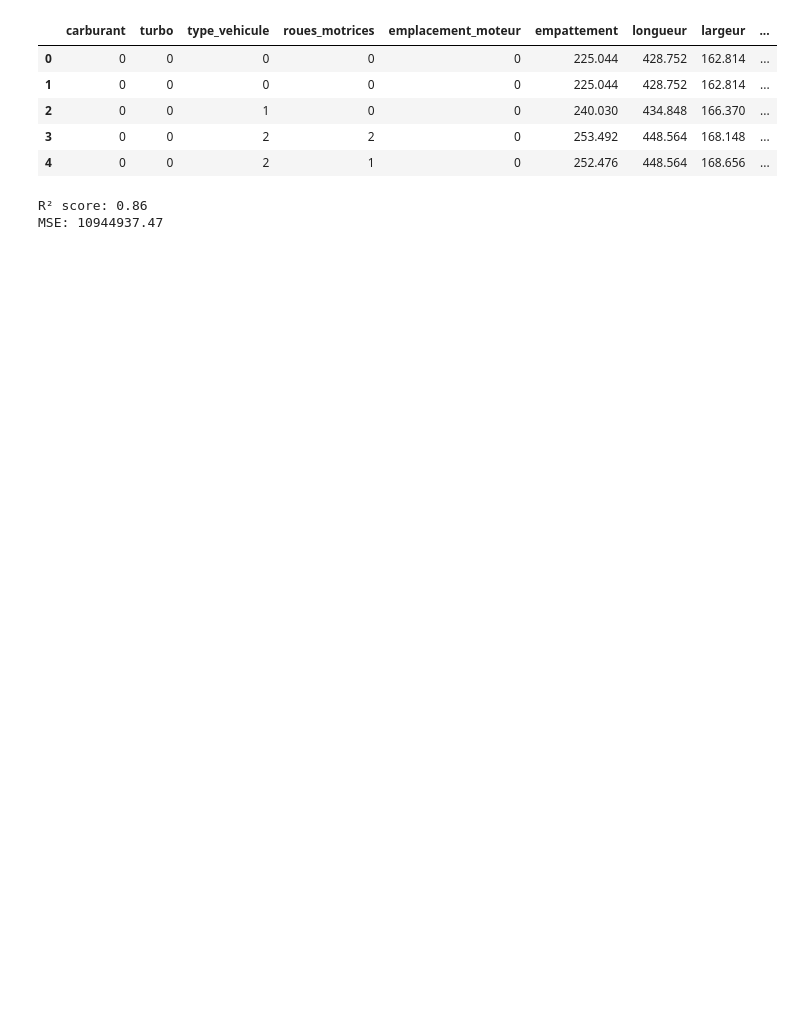
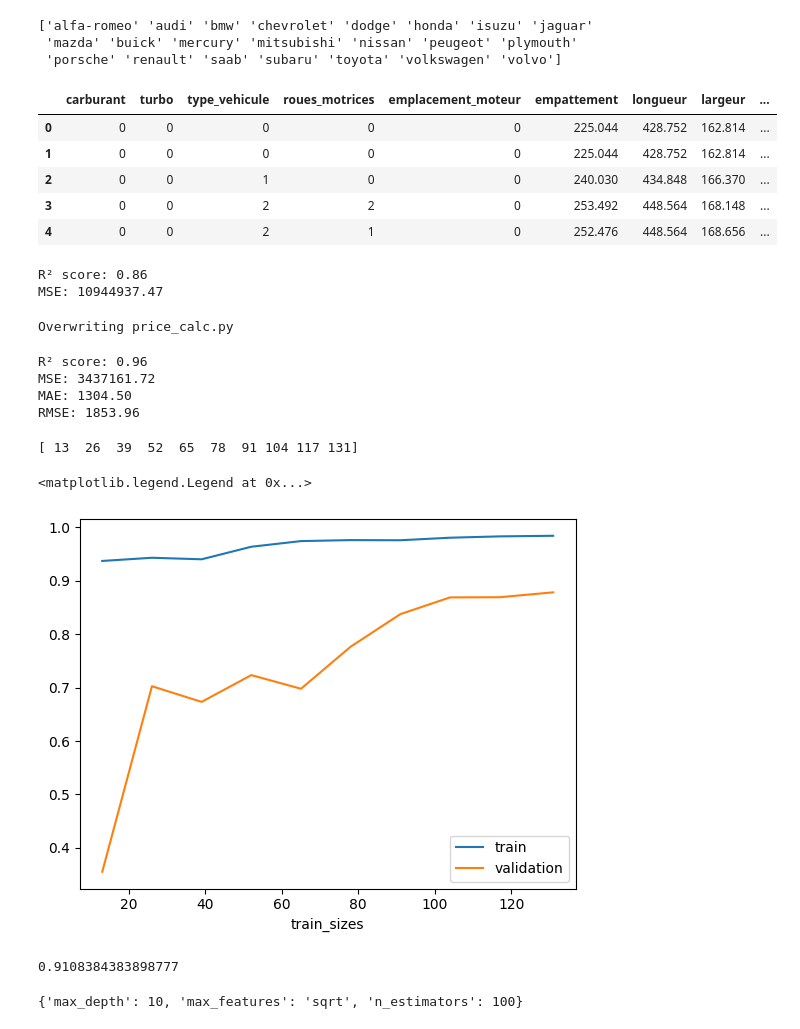
Before and after one commit to Shadume/linear_regression, a Jupyter notebook: data_processing.ipynb, the cells around one changed output. Drawn from its saved outputs; the diff is of its cells as text; code cells hidden in the pictures; blank space fills up the shorter version.

Commit message:
New ML based on RandomForest, interface creation with streamlit

```diff
--- a/data_processing.ipynb
+++ b/data_processing.ipynb
@@ -68,9 +72,13 @@ df['taux_alesage'] = df['taux_alesage']*25.4
 df['consommation_ville'] = df['consommation_ville']*0.425144
 df['consommation_autoroute'] = df['consommation_autoroute']*0.425144
 liste_marque = df["marque"].unique()
+print(liste_marque)
 df['marque'].replace(liste_marque, list(range(0,22)), inplace=True)
 df.head()
 # %% [output]
+['alfa-romeo' 'audi' 'bmw' 'chevrolet' 'dodge' 'honda' 'isuzu' 'jaguar'
+ 'mazda' 'buick' 'mercury' 'mitsubishi' 'nissan' 'peugeot' 'plymouth'
+ 'porsche' 'renault' 'saab' 'subaru' 'toyota' 'volkswagen' 'volvo']
 |  | carburant | turbo | type_vehicule | roues_motrices | emplacement_moteur | empattement | longueur | largeur | ... |
 | 0 | 0 | 0 | 0 | 0 | 0 | 225.044 | 428.752 | 162.814 | ... |
 | 1 | 0 | 0 | 0 | 0 | 0 | 225.044 | 428.752 | 162.814 | ... |
@@ -95,3 +103,67 @@ print(f"MSE: {mse:.2f}")
 # %% [output]
 R² score: 0.86
 MSE: 10944937.47
+# %%
+%%writefile price_calc.py
+import numpy as np
+
+def price_calc(model, carburant, turbo, type_vehicule, roues_motrices, emplacement_moteur, empattement, longueur, largeur, hauteur, poids, type_moteur, nombre_cylindres, taille_moteur, systeme_carburant, taux_alesage, chevaux, consommation_ville, consommation_autoroute, marque):
+    x = np.array([carburant, turbo, type_vehicule, roues_motrices, emplacement_moteur, empattement, longueur, largeur, hauteur, poids, type_moteur, nombre_cylindres, taille_moteur, systeme_carburant, taux_alesage, chevaux, consommation_ville, consommation_autoroute, marque]).reshape(1, 19)
+    price = model.predict(x)
+    return int(price)
+# %% [output]
+Overwriting price_calc.py
+# %%
+y = df['prix']
+X = df.drop('prix', axis=1)
+
+X_train, X_test, y_train, y_test = train_test_split(X, y, test_size=0.2, random_state=42)
+
+model = RandomForestRegressor(n_estimators=100, random_state=42)
+model.fit(X_train, y_train)
+
+y_pred = model.predict(X_test)
+
+r2 = r2_score(y_test, y_pred)
+mse = mean_squared_error(y_test, y_pred)
+mae = mean_absolute_error(y_test, y_pred)
+rmse = np.sqrt(mean_squared_error(y_test, y_pred))
+print(f"R² score: {r2:.2f}")
+print(f"MSE: {mse:.2f}")
+print(f"MAE: {mae:.2f}")
+print(f"RMSE: {rmse:.2f}")
+# %% [output]
+R² score: 0.96
+MSE: 3437161.72
+MAE: 1304.50
+RMSE: 1853.96
+# %%
+from sklearn.model_selection import learning_curve
+import matplotlib.pyplot as plt
+
+N, train_score, val_score = learning_curve(model, X_train, y_train, train_sizes=np.linspace(0.1,1.0,10), cv=5)
+
+print(N)
+plt.plot(N, train_score.mean(axis=1), label='train')
+plt.plot(N, val_score.mean(axis=1), label='validation')
+plt.xlabel('train_sizes')
+plt.legend()
+# %% [output]
+[ 13  26  39  52  65  78  91 104 117 131]
+<matplotlib.legend.Legend at 0x...>
+[figure, added]
+# %%
+param_grid = {'n_estimators': [50, 100, 200, 500],
+    'max_depth': [5, 10, 15],
+    'max_features': ['sqrt', 'log2']}
+
+grid = GridSearchCV(RandomForestRegressor(), param_grid, cv=5)
+
+grid.fit(X_train, y_train)
+grid.best_score_
+# %% [output]
+0.9108384383898777
+# %%
+grid.best_params_
+# %% [output]
+{'max_depth': 10, 'max_features': 'sqrt', 'n_estimators': 100}
```
Also changed, not shown: parts of 3 cells of this notebook, 6 other files.
